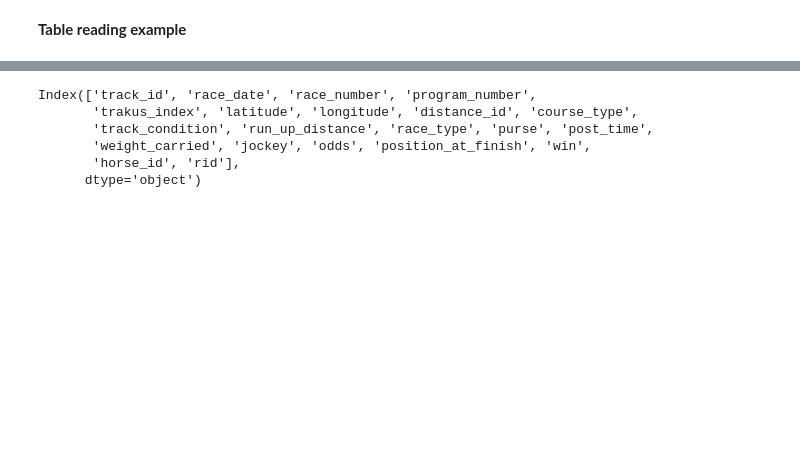
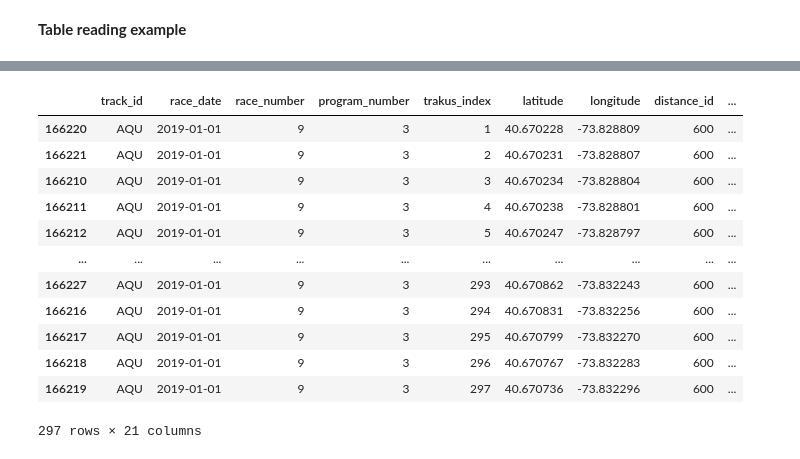
Before and after one commit to sajodajo/HorseRacing, a Jupyter notebook: notebooks/data_ingestion.ipynb, the cells around one changed output, grey strips where cells are left out. Drawn from its saved outputs; the diff is of its cells as text; code cells hidden in the pictures; blank space fills up the shorter version.

```diff
--- a/notebooks/data_ingestion.ipynb
+++ b/notebooks/data_ingestion.ipynb
@@ -95,9 +162,17 @@ example[["horse_id", "win", "jockey", "program_number", "rid"]].head(20)
 # %%
-df.columns
+winner_horse = df[(df["rid"] == "AQU_2019-01-01_9") & (df["win"] == 1)].sort_values("trakus_index")
+winner_horse
 # %% [output]
+|  | track_id | race_date | race_number | program_number | trakus_index | latitude | longitude | distance_id | ... |
+| 166220 | AQU | 2019-01-01 | 9 | 3 | 1 | 40.670228 | -73.828809 | 600 | ... |
+| 166221 | AQU | 2019-01-01 | 9 | 3 | 2 | 40.670231 | -73.828807 | 600 | ... |
+| 166210 | AQU | 2019-01-01 | 9 | 3 | 3 | 40.670234 | -73.828804 | 600 | ... |
+| 166211 | AQU | 2019-01-01 | 9 | 3 | 4 | 40.670238 | -73.828801 | 600 | ... |
+| 166212 | AQU | 2019-01-01 | 9 | 3 | 5 | 40.670247 | -73.828797 | 600 | ... |
+| ... | ... | ... | ... | ... | ... | ... | ... | ... | ... |
+| 166227 | AQU | 2019-01-01 | 9 | 3 | 293 | 40.670862 | -73.832243 | 600 | ... |
+| 166216 | AQU | 2019-01-01 | 9 | 3 | 294 | 40.670831 | -73.832256 | 600 | ... |
+| 166217 | AQU | 2019-01-01 | 9 | 3 | 295 | 40.670799 | -73.832270 | 600 | ... |
+| 166218 | AQU | 2019-01-01 | 9 | 3 | 296 | 40.670767 | -73.832283 | 600 | ... |
+| 166219 | AQU | 2019-01-01 | 9 | 3 | 297 | 40.670736 | -73.832296 | 600 | ... |
-Index(['track_id', 'race_date', 'race_number', 'program_number',
-       'trakus_index', 'latitude', 'longitude', 'distance_id', 'course_type',
-       'track_condition', 'run_up_distance', 'race_type', 'purse', 'post_time',
-       'weight_carried', 'jockey', 'odds', 'position_at_finish', 'win',
-       'horse_id', 'rid'],
-      dtype='object')
+297 rows × 21 columns
```
Also changed, not shown: parts of 14 cells of this notebook, 1 other file.
